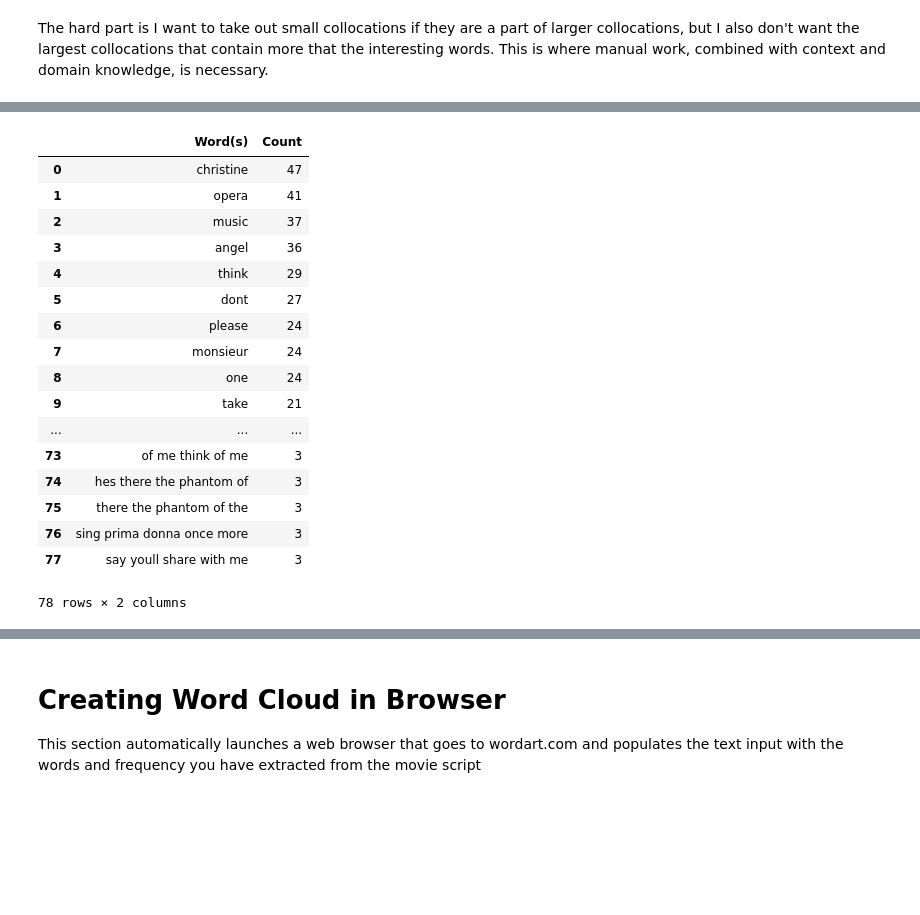
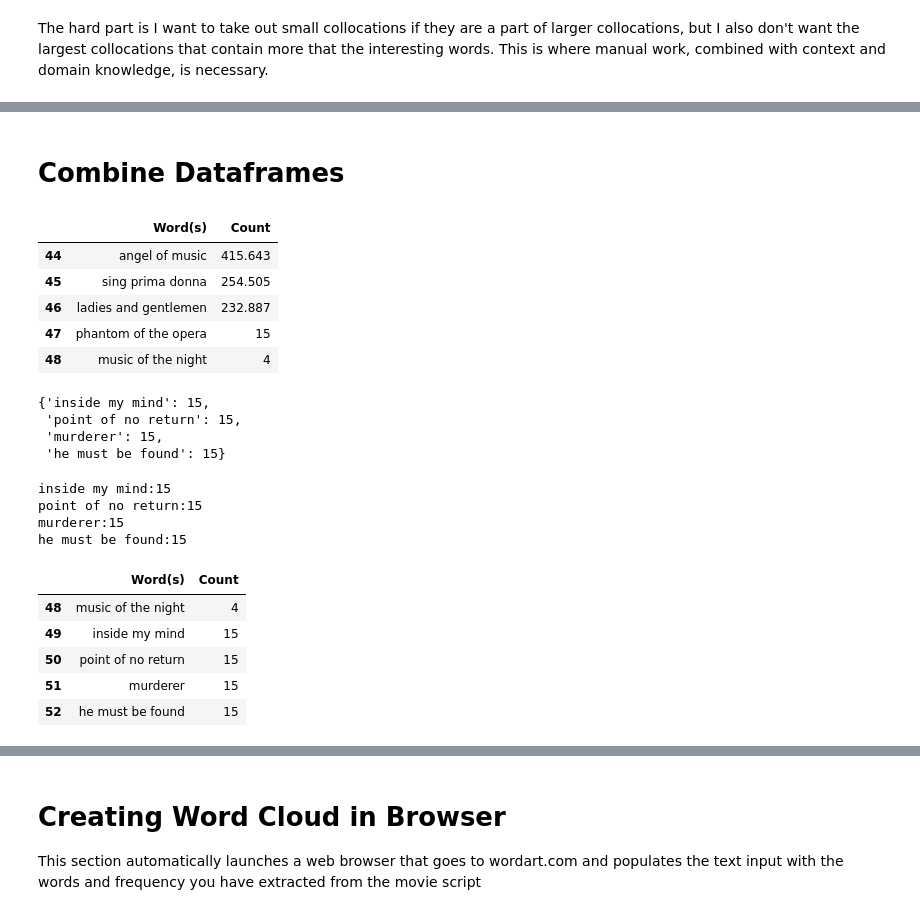
Before and after one commit to chankeith96/Side-Project-Musical-Word-Clouds, a Jupyter notebook: Movie Word Cloud.ipynb, the cells around one changed output, grey strips where cells are left out. Saved outputs shown, nothing was run; the diff lists cells and outputs as text; code cells hidden in the pictures; blank space fills up the shorter version.

```diff
--- a/Movie Word Cloud.ipynb
+++ b/Movie Word Cloud.ipynb
@@ -164,8 +327,0 @@ bigram_collocation.score_ngrams(BigramAssocMeasures.likelihood_ratio)[:10]
-# %%
-two_gram_collocations = dict(bigram_collocation.score_ngrams(BigramAssocMeasures.likelihood_ratio)[:10])
-two_gram_collocations_df = pd.DataFrame(columns=["Word(s)", "Count"])
-for key, val in two_gram_collocations.items():
-    # append row to the dataframe
-    new_row = {"Word(s)": ' '.join(key), "Count":val}
-    two_gram_collocations_df = two_gram_collocations_df.append(new_row, ignore_index=True)
-two_gram_collocations_df
@@ -184,4 +328,4 @@ two_gram_collocations_df
 # %%
 # hand pick the biigram collocations by index position to include in the word cloud
-selected_bigram_collocations = [2,6] # create a list of desired biigram collocations by index
-two_gram_collocations_df.iloc[selected_bigram_collocations]
+selected_bigram_collocations = [2,6,12,19] # create a list of desired bigram collocations by index
+selected_bigram_df = bigram_collocations_df.iloc[selected_bigram_collocations]
@@ -271,4 +413,4 @@ three_gram_collocations_df
 # %%
 # hand pick the trigram collocations by index position to include in the word cloud
 selected_trigram_collocations = [2,8,13] # create a list of desired trigram collocations by index
-three_gram_collocations_df.iloc[selected_trigram_collocations]
+selected_trigram_df = three_gram_collocations_df.iloc[selected_trigram_collocations]
@@ -300,4 +441,4 @@ four_gram_df
 # %%
 # hand pick the four_grams by index position to include in the word cloud
 selected_four_grams = [0,7] # create a list of desired four_grams by index
-four_gram_df.iloc[selected_four_grams]
+selected_four_gram_df = four_gram_df.iloc[selected_four_grams]
@@ -411,0 +485,2 @@ most_common_words_df.head()
+# %% [markdown]
+# Combine Dataframes
@@ -412,24 +491,12 @@ most_common_words_df.head()
 # %%
 # append the dataframes for the ngrams with the most common words df
-df6 = most_common_words_df
-df6 = df6.append(five_gram_df, ignore_index=True)
-df6
+df6 = most_common_words_df[:40]
+df6 = df6.append([selected_bigram_df, selected_trigram_df, selected_four_gram_df], ignore_index=True)
+df6.tail()
 # %% [output]
 |  | Word(s) | Count |
-| 0 | christine | 47 |
-| 1 | opera | 41 |
-| 2 | music | 37 |
-| 3 | angel | 36 |
-| 4 | think | 29 |
-| 5 | dont | 27 |
-| 6 | please | 24 |
-| 7 | monsieur | 24 |
-| 8 | one | 24 |
-| 9 | take | 21 |
-| ... | ... | ... |
-| 73 | of me think of me | 3 |
-| 74 | hes there the phantom of | 3 |
-| 75 | there the phantom of the | 3 |
-| 76 | sing prima donna once more | 3 |
-| 77 | say youll share with me | 3 |
+| 44 | angel of music | 415.643 |
+| 45 | sing prima donna | 254.505 |
+| 46 | ladies and gentlemen | 232.887 |
+| 47 | phantom of the opera | 15 |
+| 48 | music of the night | 4 |
-78 rows × 2 columns
@@ -435,0 +506,27 @@ df6
+# %%
+additional_words
+# %% [output]
+{'inside my mind': 15,
+ 'point of no return': 15,
+ 'murderer': 15,
+ 'he must be found': 15}
+# %%
+for key, value in additional_words.items():
+    print(key + ':' + str(value))
+    new_row = {'Word(s)':key, 'Count':value}
+    #append row to the dataframe
+    df6 = df6.append(new_row, ignore_index=True)
+# %% [output]
+inside my mind:15
+point of no return:15
+murderer:15
+he must be found:15
+# %%
+df6.tail()
+# %% [output]
+|  | Word(s) | Count |
+| 48 | music of the night | 4 |
+| 49 | inside my mind | 15 |
+| 50 | point of no return | 15 |
+| 51 | murderer | 15 |
+| 52 | he must be found | 15 |
```
Also changed, not shown: parts of 62 cells of this notebook.
